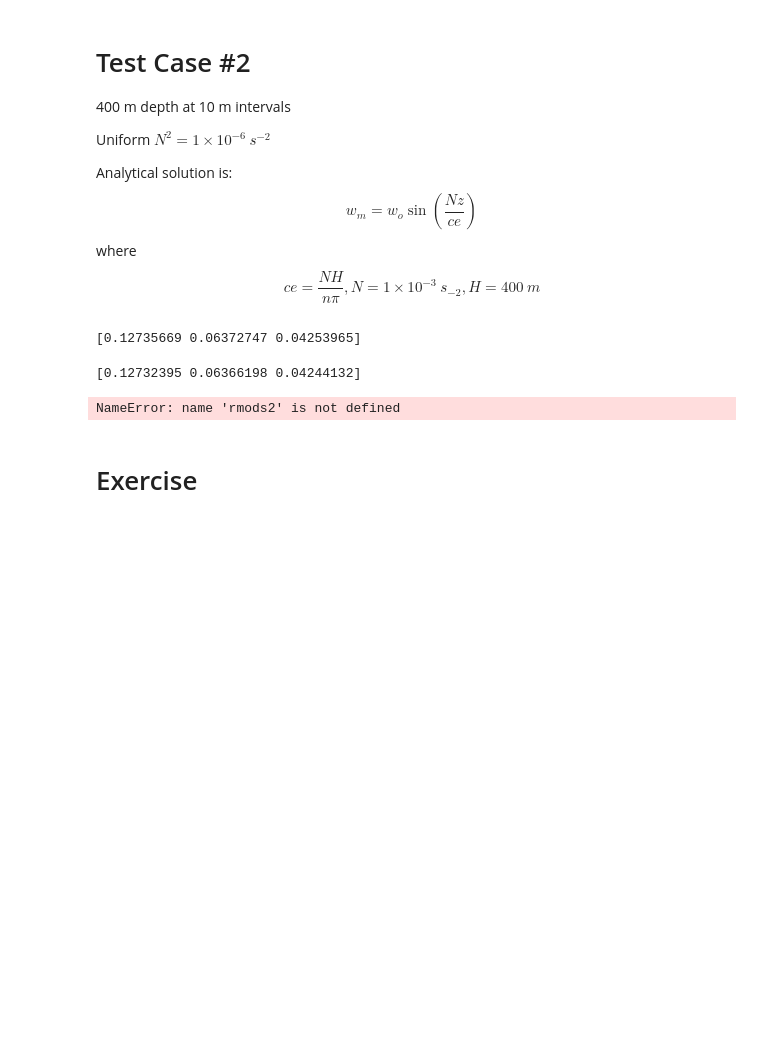
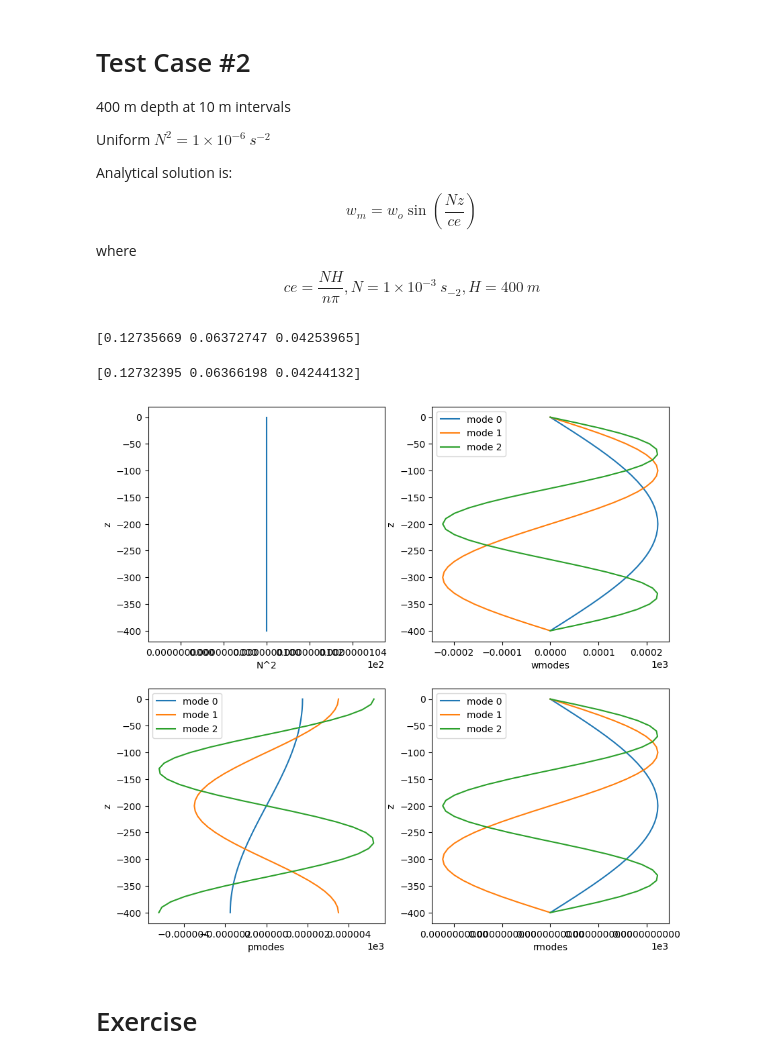
Before and after one commit to UBC-MOAD/AIMS-Workshop, a Jupyter notebook: dynmodes/dynmodes.ipynb, the cells around one changed output. Cells and saved outputs as stored; diff of their text form; code cells hidden in the pictures; blank space fills up the shorter version.

Commit message:
Fix a typo in one of the notebook plot_modes() calls

```diff
--- a/dynmodes/dynmodes.ipynb
+++ b/dynmodes/dynmodes.ipynb
@@ -229,9 +229,9 @@ print(analytical)
 # %% [output]
 [0.12732395 0.06366198 0.04244132]
 # %%
-plot_modes(Nsq2, depth2, 3, wmodes2, pmodes2, rmods2)
+plot_modes(Nsq2, depth2, 3, wmodes2, pmodes2, rmodes2)
 # %% [output]
-NameError: name 'rmods2' is not defined
+[figure, added]
 # %% [markdown]
 # Exercise #
 # %%
```
Also changed, not shown: parts of 3 cells of this notebook.
